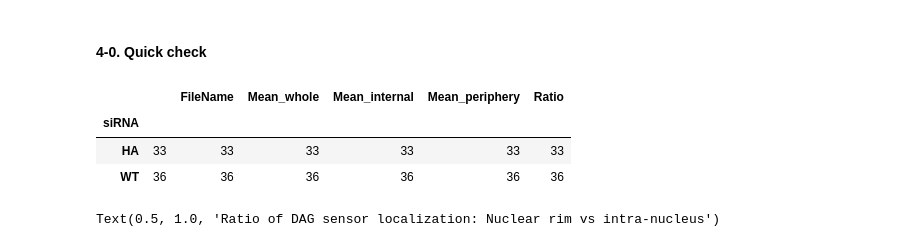
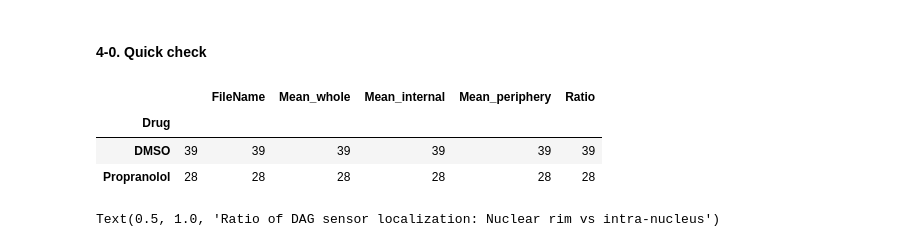
Before and after one commit to shokenlee/Lee_2023_Sun2-Lipid, a Jupyter notebook: DAGsensor.ipynb, the cells around one changed output. Cells and saved outputs as stored; diff of their text form; code cells hidden in the pictures.

```diff
--- a/DAGsensor.ipynb
+++ b/DAGsensor.ipynb
@@ -17,11 +17,12 @@ warnings.filterwarnings('ignore')
 font = {'family': 'Arial', 'size': 15}
 mpl.rc('font', **font)
 plt.rcParams['svg.fonttype'] = 'none'
-my_pal = ['mediumseagreen', 'dodgerblue']
+# my_pal = ['mediumseagreen', 'dodgerblue']
+my_pal = ['grey', 'dodgerblue']
 # my_pal = ['grey', 'mediumseagreen', 'mediumblue', 'darkorange']
 
 # set the directory where the data files are waiting
-directory = '/Users/ShokenLEE/Desktop/DATA/2022 1-3/3-24-22 P-197 2xT DGAT1 OE/'
+directory = '/Users/ShokenLEE/Desktop/DATA/Common data spreadsheets/DAG sensor/Propranolol P-198,200 5min'
 # %% [markdown]
 ### **1. Concanatate all the CSV files**
 # %%
@@ -68,3 +71,6 @@ memory usage: 4.1+ KB
+# %%
+df.loc[df['FileName'].str.contains('DMSO'), 'Drug'] = 'DMSO'
+df.loc[df['FileName'].str.contains('Propra'), 'Drug'] = 'Propranolol'
 # %% [markdown]
 ####  **siRNA**
 # %%
@@ -107,12 +113,13 @@ memory usage: 4.3+ KB
 # %% [markdown]
 #### **4-0. Quick check**
 # %%
-df_not_zero.groupby(['siRNA']).count()
+# df_not_zero.groupby(['siRNA']).count()
+df_not_zero.groupby(['Drug']).count()
 # %% [output]
 |  |  | FileName | Mean_whole | Mean_internal | Mean_periphery | Ratio |
-| siRNA |  |  |  |  |  |  |
-| HA | 33 | 33 | 33 | 33 | 33 | 33 |
-| WT | 36 | 36 | 36 | 36 | 36 | 36 |
+| Drug |  |  |  |  |  |  |
+| DMSO | 39 | 39 | 39 | 39 | 39 | 39 |
+| Propranolol | 28 | 28 | 28 | 28 | 28 | 28 |
 # %%
 hist = sns.displot(data=df_not_zero, x='Ratio', hue='siRNA', hue_order=['siCtrl', 'siCTDNEP1', 'siLpin1', 'siNEP1R1'], palette=my_pal)
 plt.title('Ratio of DAG sensor localization: Nuclear rim vs intra-nucleus')
```
Also changed, not shown: parts of 5 cells of this notebook.
